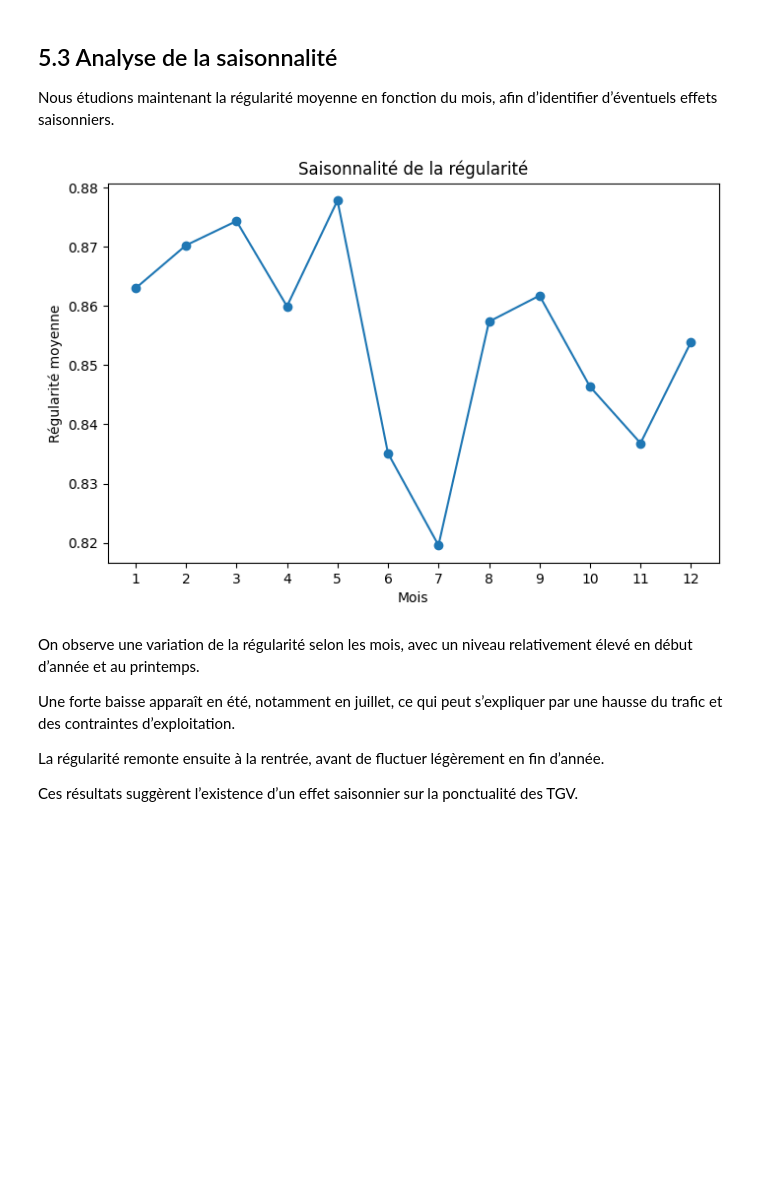
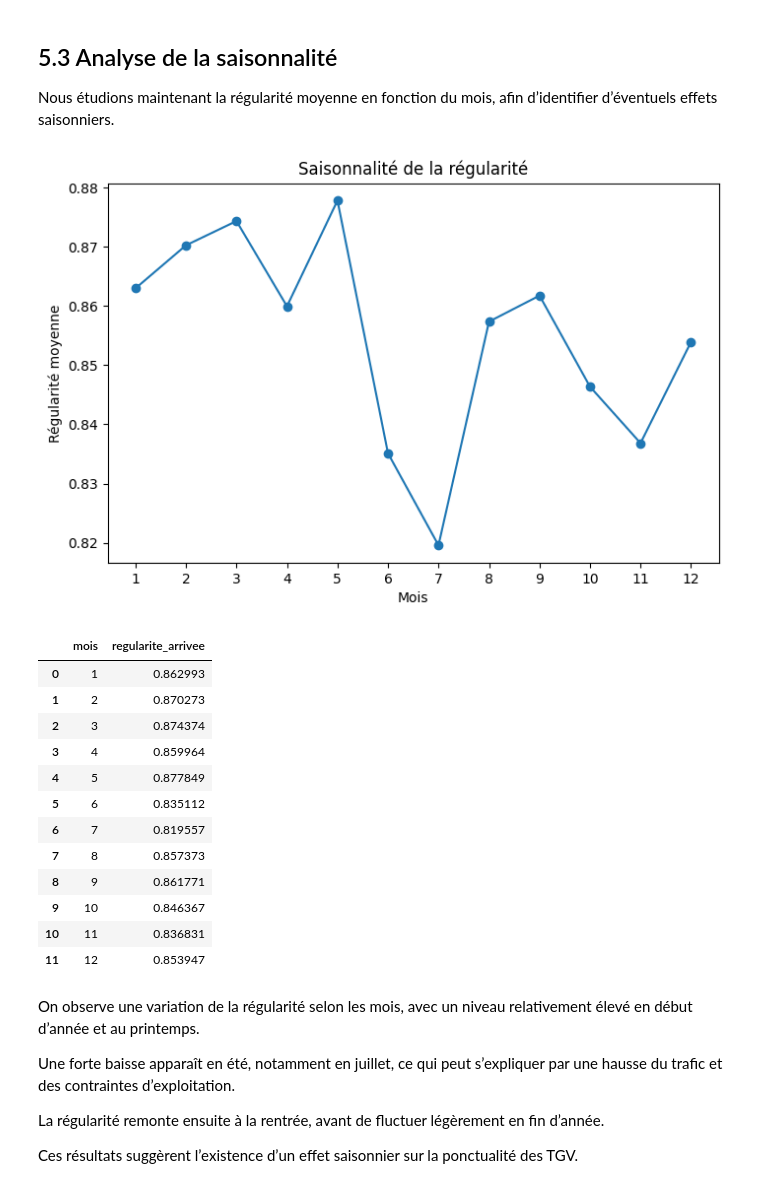
Before and after one commit to chamsisarra5-web/projet-info, a Jupyter notebook: projet_tgv.ipynb, the cells around one changed output. Saved outputs shown, nothing was run; the diff lists cells and outputs as text; code cells hidden in the pictures; blank space fills up the shorter version.

```diff
--- a/projet_tgv.ipynb
+++ b/projet_tgv.ipynb
@@ -483,21 +471,28 @@ regularite_par_mois = (
 # %%
-plt.figure(figsize=(8,5))
-
-plt.plot(
-    regularite_par_mois["mois"],
-    regularite_par_mois["regularite_arrivee"],
-    marker="o"
+regularite_par_mois = plot_regularite_moyenne(
+    df_analyse,
+    variable="mois",
+    xlabel="Mois",
+    title="Saisonnalité de la régularité",
+    xticks=range(1, 13)
 )
 
-plt.xlabel("Mois")
-plt.ylabel("Régularité moyenne")
-plt.title("Saisonnalité de la régularité")
-
-plt.xticks(range(1,13))
-
-plt.show()
+regularite_par_mois
 # %% [output]
 [figure]
+|  | mois | regularite_arrivee |
+| 0 | 1 | 0.862993 |
+| 1 | 2 | 0.870273 |
+| 2 | 3 | 0.874374 |
+| 3 | 4 | 0.859964 |
+| 4 | 5 | 0.877849 |
+| 5 | 6 | 0.835112 |
+| 6 | 7 | 0.819557 |
+| 7 | 8 | 0.857373 |
+| 8 | 9 | 0.861771 |
+| 9 | 10 | 0.846367 |
+| 10 | 11 | 0.836831 |
+| 11 | 12 | 0.853947 |
 # %% [markdown]
 On observe une variation de la régularité selon les mois, avec un niveau relativement élevé en début d’année et au printemps.
 
```
Also changed, not shown: parts of 27 cells of this notebook, 1 other file.
